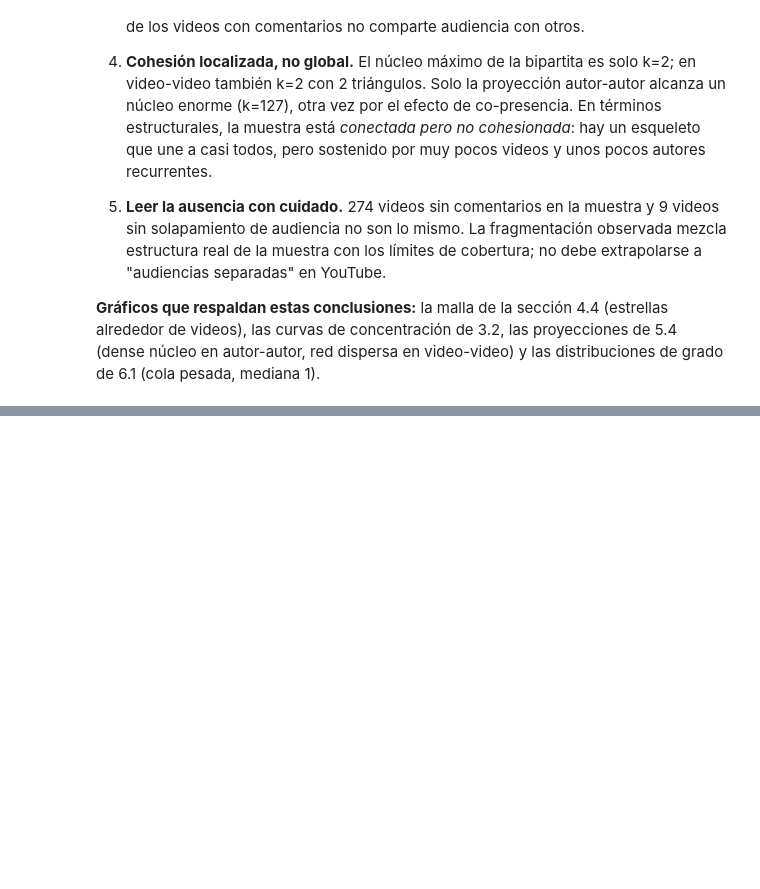
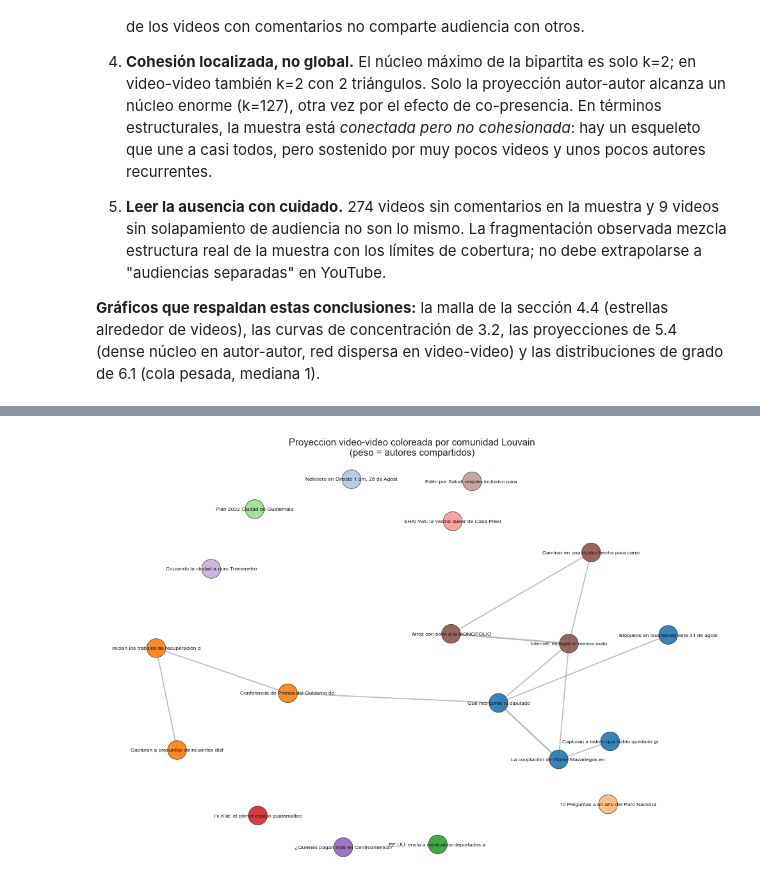
Before and after one commit to lirofiro-dev/LAB6, a Jupyter notebook: Laboratorio_6_YouTube/Laboratorio_6.ipynb, the cells around one changed output, grey strips where cells are left out. Saved outputs shown, nothing was run; the diff lists cells and outputs as text; code cells hidden in the pictures; blank space fills up the shorter version.

```diff
--- a/Laboratorio_6_YouTube/Laboratorio_6.ipynb
+++ b/Laboratorio_6_YouTube/Laboratorio_6.ipynb
@@ -1972,0 +2025,9 @@ Red bipartita: 351 nodos, 343 aristas, 10 componentes conexos.
+# %%
+# Louvain sobre la proyeccion video-video ponderada (complementaria)
+part_vv = community_louvain.best_partition(proj_video_video, weight="weight", random_state=3066)
+mod_vv = community_louvain.modularity(part_vv, proj_video_video, weight="weight")
+
+sizes_vv = pd.Series(part_vv).value_counts().sort_index()
+print("LOUVAIN SOBRE PROYECCION VIDEO-VIDEO (peso = autores compartidos)")
+print("  comunidades:", len(sizes_vv), "| videos por comunidad:", sizes_vv.tolist())
+print("  modularidad ponderada:", round(mod_vv, 4))
@@ -1972,0 +2176,21 @@ Red bipartita: 351 nodos, 343 aristas, 10 componentes conexos.
+# %%
+# Visualizacion de comunidades en la proyeccion video-video
+fig, ax = plt.subplots(figsize=(10, 7))
+pos_vv = nx.spring_layout(proj_video_video, seed=3066, k=1.2)
+
+pesos_vv_vis = nx.get_edge_attributes(proj_video_video, "weight")
+nx.draw_networkx_edges(proj_video_video, pos_vv,
+                       width=[0.6 + 0.6 * w for w in pesos_vv_vis.values()],
+                       edge_color="#9E9E9E", alpha=0.7, ax=ax)
+nodos_vv = list(proj_video_video.nodes)
+colores_vv = [plt.cm.tab20(part_vv.get(n, 0) % 20) for n in nodos_vv]
+nx.draw_networkx_nodes(proj_video_video, pos_vv, nodelist=nodos_vv, node_color=colores_vv,
+                       node_size=450, alpha=0.9, edgecolors="#1D1D1D", linewidths=0.5, ax=ax)
+labels_vv = {n: str(titulo_video.get(n, n))[:38] for n in nodos_vv}
+nx.draw_networkx_labels(proj_video_video, pos_vv, labels_vv, font_size=6, ax=ax)
+ax.set_title("Proyeccion video-video coloreada por comunidad Louvain\n(peso = autores compartidos)")
+ax.axis("off")
+plt.tight_layout()
+plt.show()
+# %% [output]
+[figure, added]
```
Also changed, not shown: parts of 17 cells of this notebook, 5 other files.
